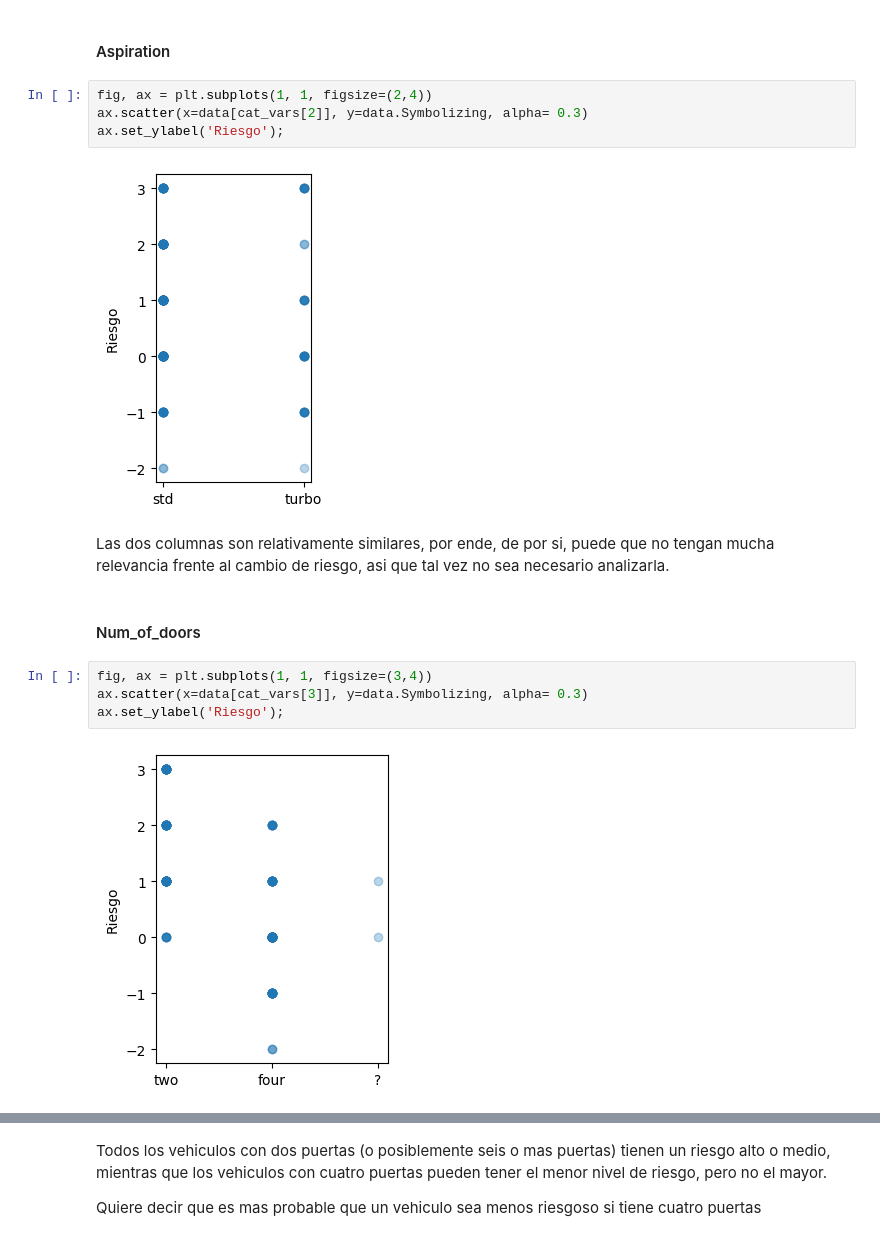
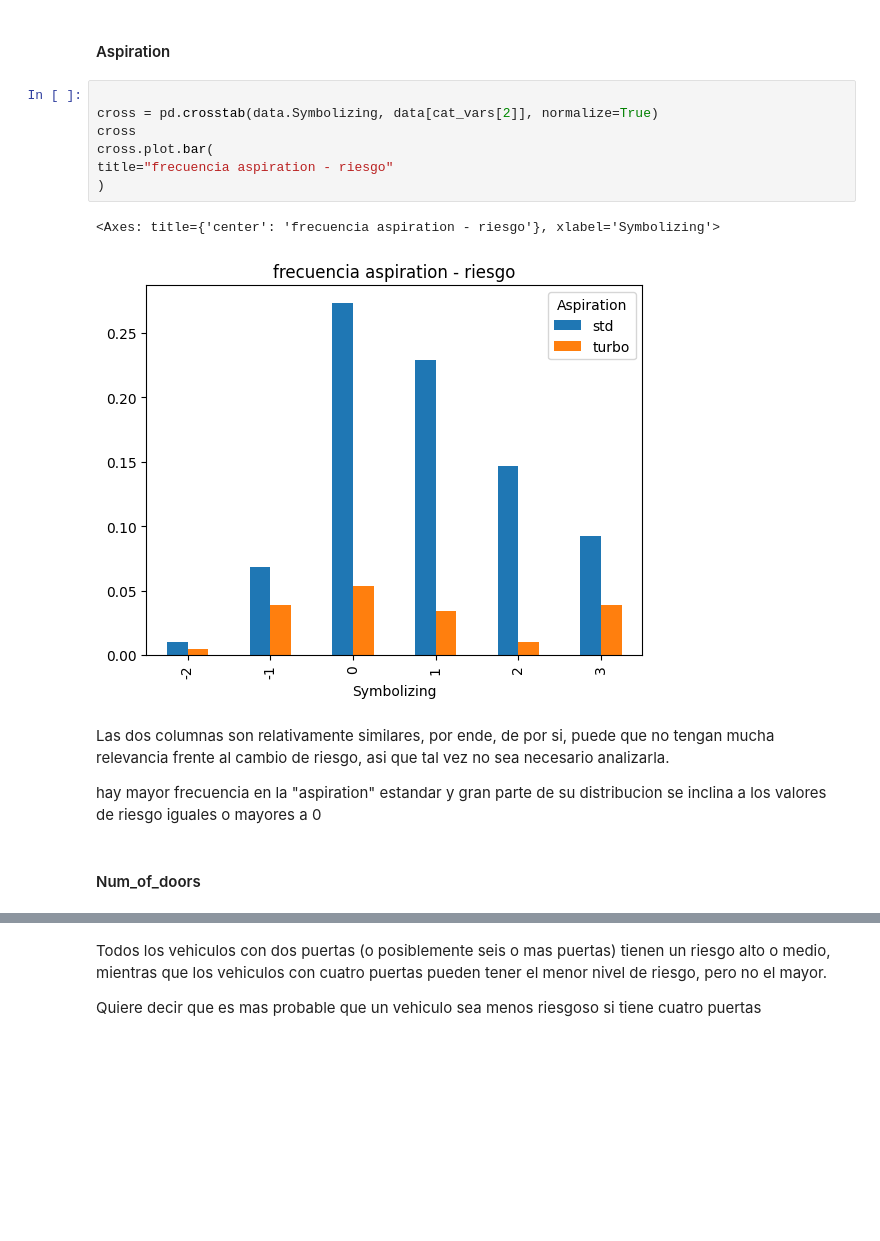
Before and after one commit to SebastianMosqueraCaicedo/ana-datos-riesgo, a Jupyter notebook: Proyect_Agredo_Mosquera.ipynb, the cells around one changed output, grey strips where cells are left out. Drawn from its saved outputs; the diff is of its cells as text; blank space fills up the shorter version.

```diff
--- a/Proyect_Agredo_Mosquera.ipynb
+++ b/Proyect_Agredo_Mosquera.ipynb
@@ -534,19 +548,20 @@ ax.set_ylabel('Riesgo');
 Retomando las conclusiones en el analisis de las cantidades de variables categoricas, Se puede concluir que si es importante analizar la diferencia entre gas y diesel, ya que los vehiculos que utilizan gas pueden tener riesgo minimo y maximo, pero no cuando usan diesel, aunque hay mayor riesgo en esta columna.
 # %% [markdown]
 #### Aspiration
-# %%
-fig, ax = plt.subplots(1, 1, figsize=(2,4))
-ax.scatter(x=data[cat_vars[2]], y=data.Symbolizing, alpha= 0.3)
-ax.set_ylabel('Riesgo');
-# %% [output]
-[figure, removed]
+# %%
+
+cross = pd.crosstab(data.Symbolizing, data[cat_vars[2]], normalize=True)
+cross
+cross.plot.bar(
+title="frecuencia aspiration - riesgo"
+)
+# %% [output]
+<Axes: title={'center': 'frecuencia aspiration - riesgo'}, xlabel='Symbolizing'>
+[figure, added]
 # %% [markdown]
 Las dos columnas son relativamente similares, por ende, de por si, puede que no tengan mucha relevancia frente al cambio de riesgo, asi que tal vez no sea necesario analizarla.
+
+
+hay mayor frecuencia en la "aspiration" estandar y gran parte de su distribucion se inclina a los valores de riesgo iguales o mayores a 0
 # %% [markdown]
 #### Num_of_doors
-# %%
-fig, ax = plt.subplots(1, 1, figsize=(3,4))
-ax.scatter(x=data[cat_vars[3]], y=data.Symbolizing, alpha= 0.3)
-ax.set_ylabel('Riesgo');
-# %% [output]
-[figure, removed]
```
Also changed, not shown: parts of 90 cells of this notebook.
